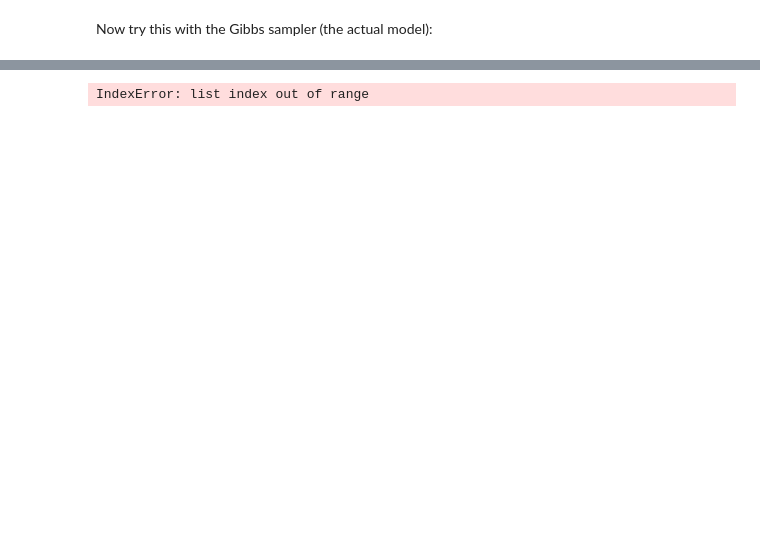
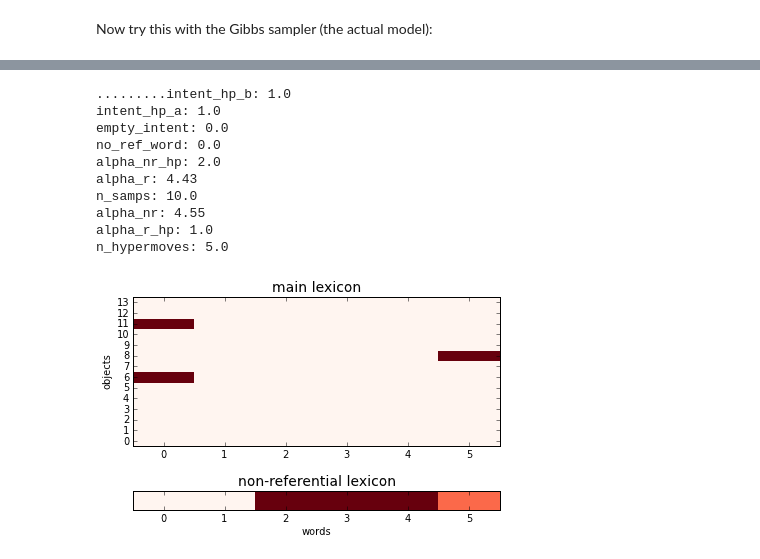
Before and after one commit to mcfrank/dmww, a Jupyter notebook: dmww basics.ipynb, the cells around one changed output, grey strips where cells are left out. Drawn from its saved outputs; the diff is of its cells as text; code cells hidden in the pictures; blank space fills up the shorter version.

```diff
--- a/dmww basics.ipynb
+++ b/dmww basics.ipynb
@@ -77,0 +90,4 @@ w: [ 3  2 12  6] o: [3 5 0 2 1 4]
+# %%
+l = CoocLexicon(w)
+l.learn_lex(c)
+l.show()
@@ -78,12 +110,27 @@ w: [ 3  2 12  6] o: [3 5 0 2 1 4]
 # %%
-# this doesn't work, yet -- Maybe because the number of words and objects vary?
-l = GibbsLexicon(verbose = 1)
 p = Params(n_samps=10,
            alpha_r=.1,
            alpha_nr=10,
            empty_intent=.0001,
-           no_ref_word=.000001)
-l.learnLex(w,c,p)
-lexplot(l, w)
+           no_ref_word=.000001,
+           n_hypermoves=5)
+
+l = GibbsLexicon(c, p,
+                 verbose=0,
+                 hyper_inf=True)
+
+l.learn_lex(c,p)
+lexplot(l,w)
+l.params.show()
 # %% [output]
-IndexError: list index out of range
+.........intent_hp_b: 1.0
+intent_hp_a: 1.0
+empty_intent: 0.0
+no_ref_word: 0.0
+alpha_nr_hp: 2.0
+alpha_r: 4.43
+n_samps: 10.0
+alpha_nr: 4.55
+alpha_r_hp: 1.0
+n_hypermoves: 5.0
+[figure, added]
```
Also changed, not shown: parts of 10 cells of this notebook, 3 other files.
